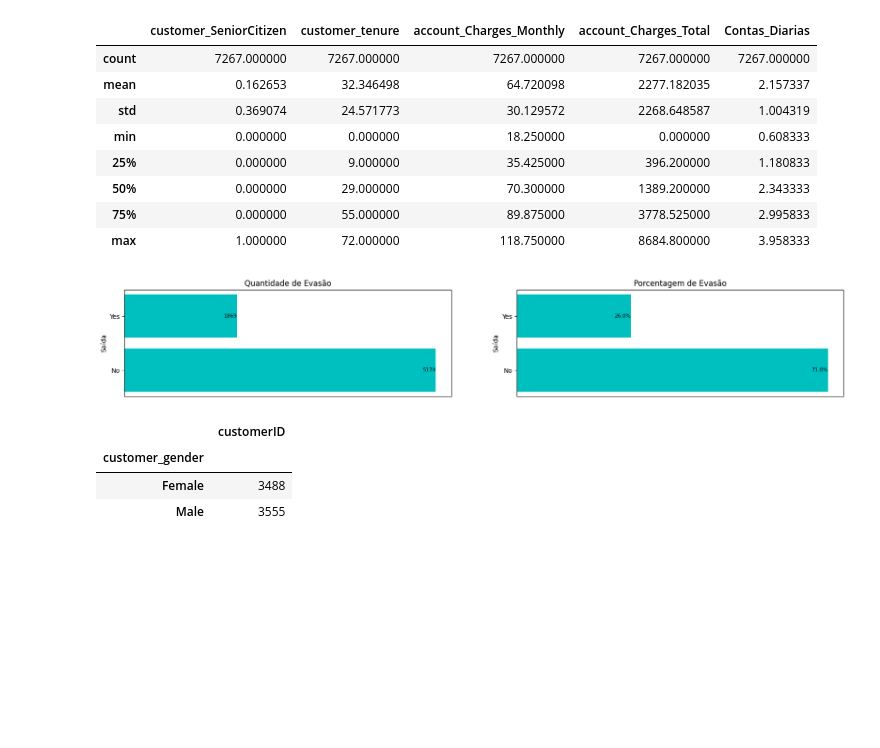
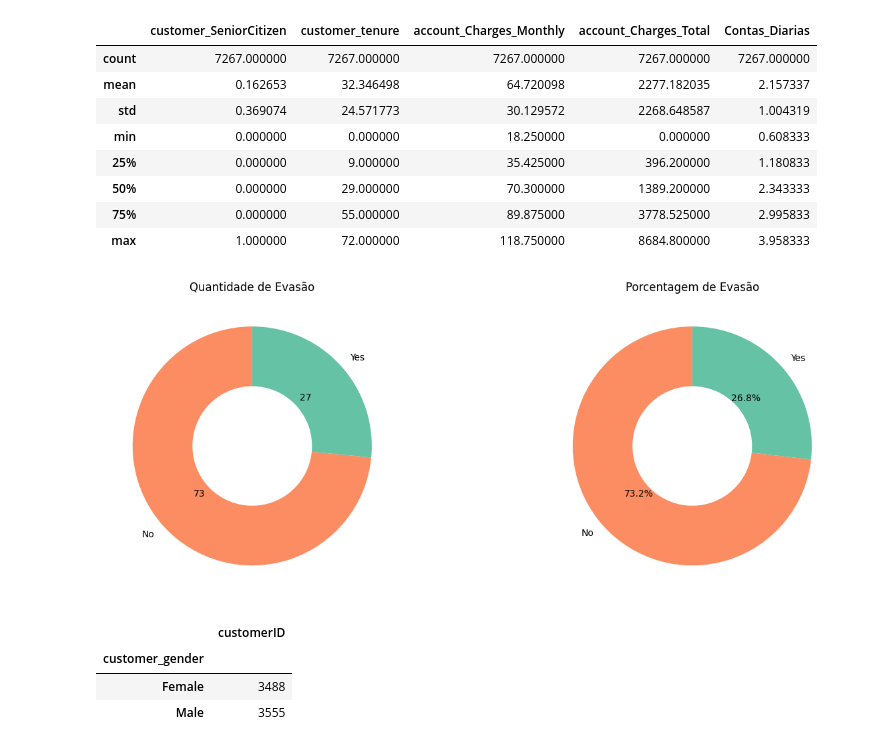
Before and after one commit to Kesia-Santos-Cortez/Analise_TelecomX, a Jupyter notebook: TelecomX_BR.ipynb, the cells around one changed output. Drawn from its saved outputs; the diff is of its cells as text; code cells hidden in the pictures; blank space fills up the shorter version.

```diff
--- a/TelecomX_BR.ipynb
+++ b/TelecomX_BR.ipynb
@@ -142,40 +142,37 @@ Total_Clientes = df_evasão['customerID'].sum()
 df_evasão['Porcentagem'] = round((df_evasão['customerID']/Total_Clientes)*100)
 # %%
 df_evasão = df_evasão.query('Churn == "Yes" | Churn == "No"')
-# %%
-fig, axs = plt.subplots(1, 2, figsize=(20,3))
-fig.subplots_adjust(hspace=0.9)
-
-barra1 =axs[0].barh(df_evasão.index, df_evasão['customerID'],lw=1.8, color = 'c')
-axs[0].set_title("Quantidade de Evasão")
-
-barra2 =axs[1].barh(df_evasão.index,df_evasão['Porcentagem'],lw=1.8, color = 'c')
-axs[1].set_title("Porcentagem de Evasão")
-
-for ax in axs.flat:
-  ax.set_xlabel("Número de Clientes")
-  ax.set_ylabel("Saída")
-
-
-for barra in barra1:
-    largura = barra.get_width()
-    axs[0].text(largura - 0.5, barra.get_y() + barra.get_height() / 2,
-                f'{int(largura)}', va='center',ha='right', fontsize=8)
-    axs[0].get_xaxis().set_visible(False)
-    #axs[0].set_frame_on(False)
-    plt.grid('')
-
-for barra in barra2:
-    largura = barra.get_width()
-    axs[1].text(largura, barra.get_y() + barra.get_height() / 2,
-                f'{largura:.1f}%', va='center',ha='right', fontsize=8)
-    axs[1].get_xaxis().set_visible(False)
-    #axs[0].set_frame_on(False)
-    plt.grid('')
-
-plt.show()
-# %% [output]
-[figure, removed]
+# %%
+
+fig, axs = plt.subplots(1, 2, figsize=(14, 5))
+fig.subplots_adjust(wspace=0.4)
+
+cores = ['#fc8d62', '#66c2a5']
+
+axs[0].pie(
+    df_evasão['customerID'],
+    labels=df_evasão.index,
+    autopct='%1.0f',
+    startangle=90,
+    colors=cores,
+    wedgeprops={'width': 0.5}
+)
+axs[0].set_title('Quantidade de Evasão')
+
+axs[1].pie(
+    df_evasão['Porcentagem'],
+    labels=df_evasão.index,
+    autopct='%1.1f%%',
+    startangle=90,
+    colors=cores,
+    wedgeprops={'width': 0.5}
+)
+axs[1].set_title('Porcentagem de Evasão')
+
+plt.tight_layout()
+plt.show()
+# %% [output]
+[figure, added]
 # %%
 df_Evasão_Genero =df_Telecom.groupby(['Churn','customer_gender'])[['customerID']].count()
 # %%
```
